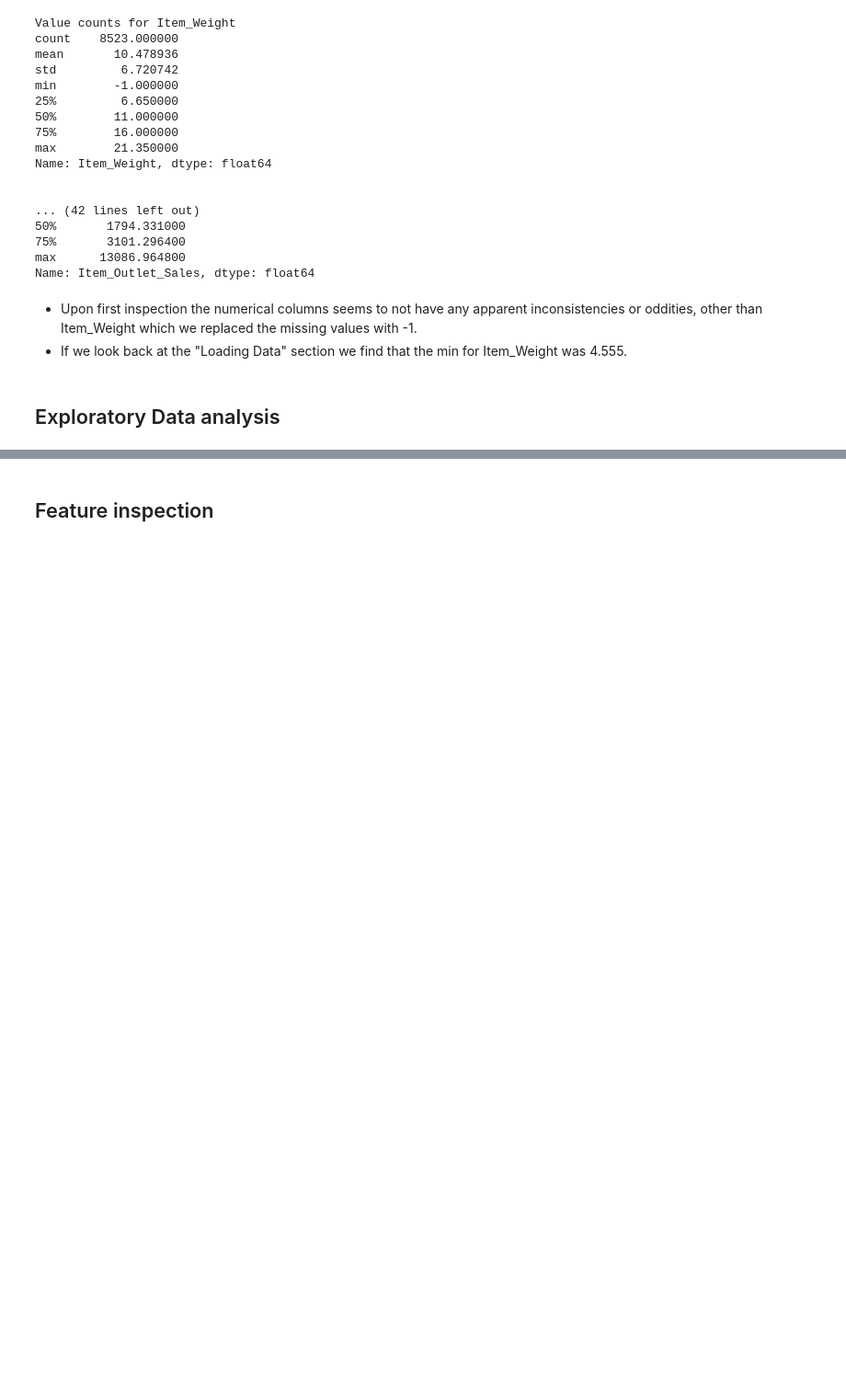
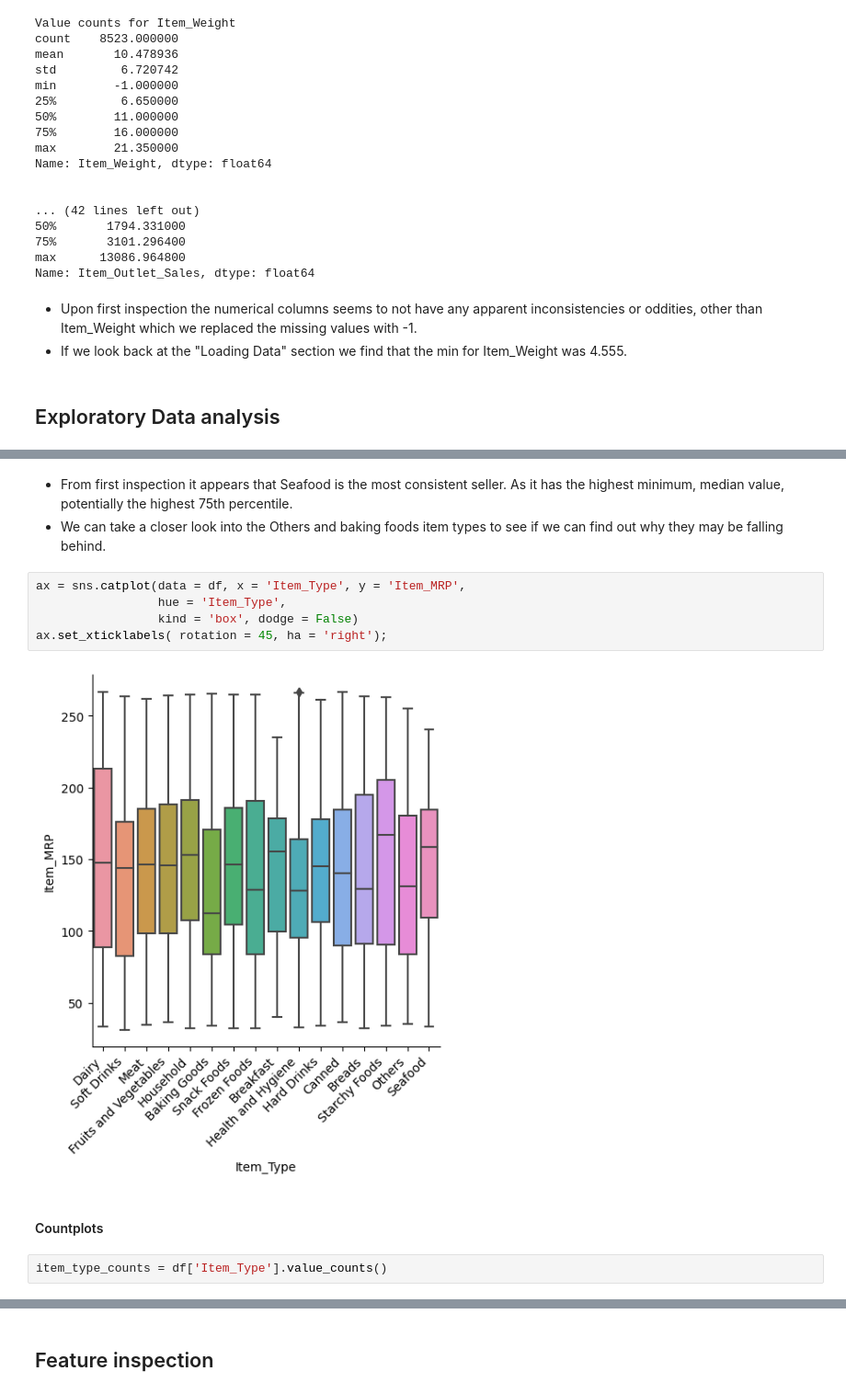
Before and after one commit to ThomasLane1820/Prediction-of-Product-Sales, a Jupyter notebook: Production_of_Product_Sales.ipynb, the cells around one changed output, grey strips where cells are left out. Shown: that part at 92% size. Drawn from its saved outputs; the diff is of its cells as text; blank space fills up the shorter version.

```diff
--- a/Production_of_Product_Sales.ipynb
+++ b/Production_of_Product_Sales.ipynb
@@ -293,0 +347,14 @@ Name: Item_Outlet_Sales, dtype: float64
+# %% [markdown]
+- From first inspection it appears that Seafood is the most consistent seller. As it has the highest minimum, median value, potentially the highest 75th percentile.
+- We can take a closer look into the Others and baking foods item types to see if we can find out why they may be falling behind.
+# %%
+ax = sns.catplot(data = df, x = 'Item_Type', y = 'Item_MRP',
+                 hue = 'Item_Type',
+                 kind = 'box', dodge = False)
+ax.set_xticklabels( rotation = 45, ha = 'right');
+# %% [output]
+[figure, added]
+# %% [markdown]
+#### Countplots
+# %%
+item_type_counts = df['Item_Type'].value_counts()
```
Also changed, not shown: parts of 20 cells of this notebook.
